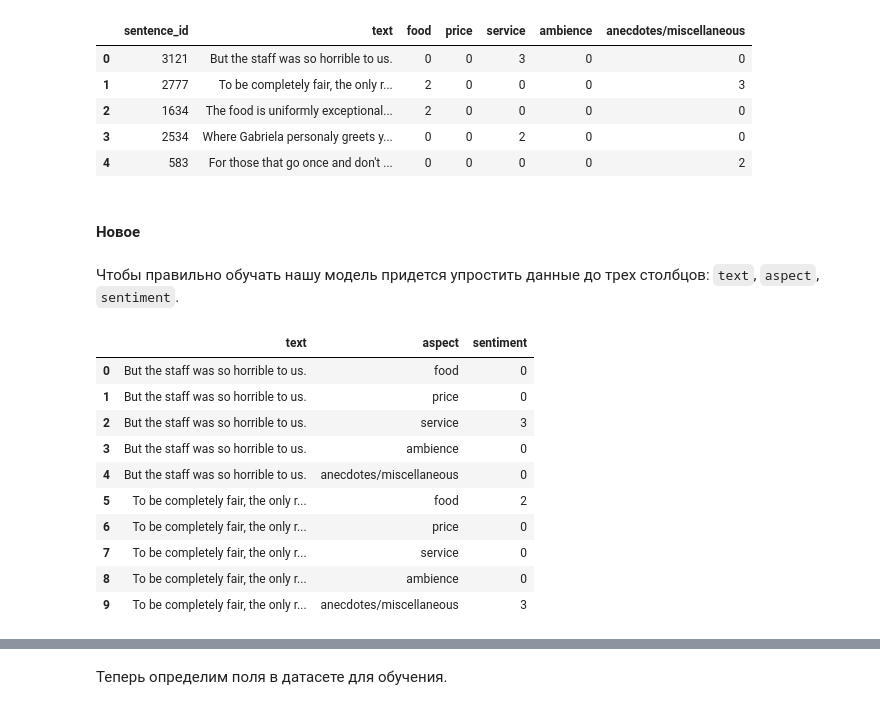
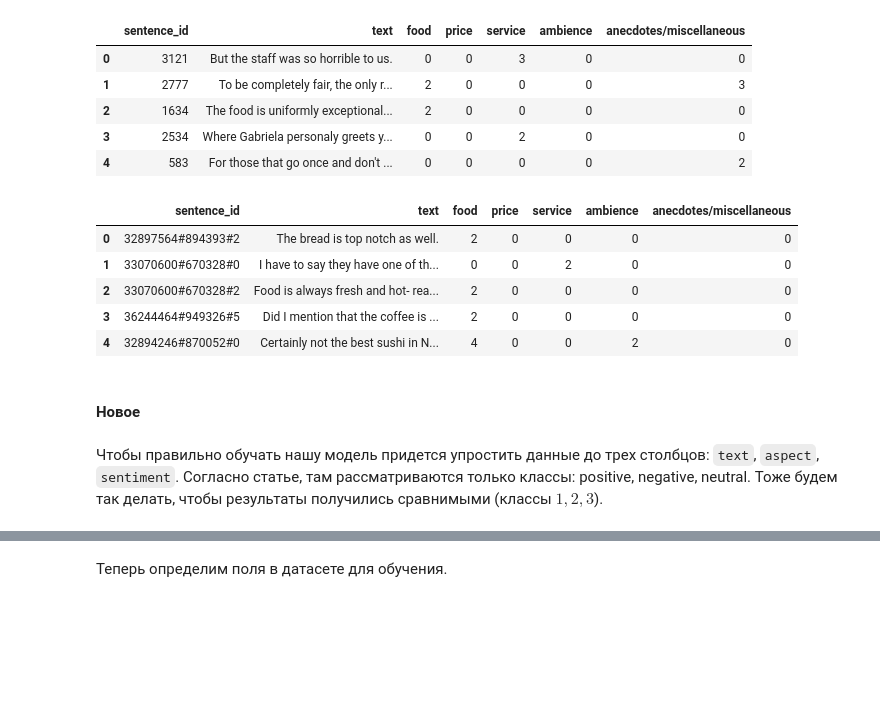
Before and after one commit to deep-nlp-spring-2020/dialog-sent, a Jupyter notebook: notebooks/1_db_ae_lstm.ipynb, the cells around one changed output, grey strips where cells are left out. Saved outputs shown, nothing was run; the diff lists cells and outputs as text; code cells hidden in the pictures; blank space fills up the shorter version.

```diff
--- a/notebooks/1_db_ae_lstm.ipynb
+++ b/notebooks/1_db_ae_lstm.ipynb
@@ -142 +141,16 @@ data = pd.DataFrame(data_dict)
+# %%
+data_train_raw_path = os.path.join(
+    DATA_PREFIX, 'raw', "SemEval'14-ABSA-TrainData_v2 & AnnotationGuidelines",
+    'Restaurants_Train_v2.xml'
+)
+
+data_test_raw_path = os.path.join(
+    DATA_PREFIX, 'raw', 'ABSA_Gold_TestData', 'Restaurants_Test_Gold.xml'
+)
+
+aspect_categories = ['food', 'price', 'service', 'ambience',
+                     'anecdotes/miscellaneous']
+num_aspects = len(aspect_categories)
+data_train_raw = xml2pandas(data_train_raw_path)
+data_test_raw = xml2pandas(data_test_raw_path)
 # %%
@@ -148,31 +162,35 @@ data.head()
 | 2 | 1634 | The food is uniformly exceptional... | 2 | 0 | 0 | 0 | 0 |
 | 3 | 2534 | Where Gabriela personaly greets y... | 0 | 0 | 2 | 0 | 0 |
 | 4 | 583 | For those that go once and don't ... | 0 | 0 | 0 | 0 | 2 |
+# %%
+data_test_raw.head()
+# %% [output]
+|  | sentence_id | text | food | price | service | ambience | anecdotes/miscellaneous |
+| 0 | 32897564#894393#2 | The bread is top notch as well. | 2 | 0 | 0 | 0 | 0 |
+| 1 | 33070600#670328#0 | I have to say they have one of th... | 0 | 0 | 2 | 0 | 0 |
+| 2 | 33070600#670328#2 | Food is always fresh and hot- rea... | 2 | 0 | 0 | 0 | 0 |
+| 3 | 36244464#949326#5 | Did I mention that the coffee is ... | 2 | 0 | 0 | 0 | 0 |
+| 4 | 32894246#870052#0 | Certainly not the best sushi in N... | 4 | 0 | 0 | 2 | 0 |
 # %% [markdown]
 #### Новое
 # %% [markdown]
-Чтобы правильно обучать нашу модель придется упростить данные до трех столбцов: `text`, `aspect`, `sentiment`.
+Чтобы правильно обучать нашу модель придется упростить данные до трех столбцов: `text`, `aspect`, `sentiment`. Согласно статье, там рассматриваются только классы: positive, negative, neutral. Тоже будем так делать, чтобы результаты получились сравнимыми (классы $1, 2, 3$).
 # %%
-data_to_train_dict = {'text': [], 'aspect': [], 'sentiment': []}
-for i, row in data.iterrows():
-    for aspect_category in aspect_categories:
-        data_to_train_dict['text'].append(row['text'])
-        data_to_train_dict['aspect'].append(aspect_category)
-        data_to_train_dict['sentiment'].append(row[aspect_category])
+def raw2processed(data, remain_sentiments, filename):
+    """Приведение данных к удобному для обучения и тестирования виду."""
+    data_processed_dict = {'text': [], 'aspect': [], 'sentiment': []}
+    aspect_categories = list(data.columns[2:])
+    for i, row in data.iterrows():
+        for aspect_category in aspect_categories:
+            data_processed_dict['text'].append(row['text'])
+            data_processed_dict['aspect'].append(aspect_category)
+            data_processed_dict['sentiment'].append(row[aspect_category])
 
-data_to_train = pd.DataFrame(data_to_train_dict)
-data_path = os.path.join(DATA_PREFIX, 'processed', 'restaurants.csv')
-data_to_train.to_csv(data_path, index=False)
-data_to_train.head(10)
+    data_processed = pd.DataFrame(data_processed_dict)
+    data_processed = data_processed[
+        data_processed.sentiment.isin(remain_sentiments)
+    ]
+
+    data_path = os.path.join(DATA_PREFIX, 'processed', filename)
+    data_processed.to_csv(data_path, index=False)
+    return data_processed
-# %% [output]
-|  | text | aspect | sentiment |
-| 0 | But the staff was so horrible to us. | food | 0 |
-| 1 | But the staff was so horrible to us. | price | 0 |
-| 2 | But the staff was so horrible to us. | service | 3 |
-| 3 | But the staff was so horrible to us. | ambience | 0 |
-| 4 | But the staff was so horrible to us. | anecdotes/miscellaneous | 0 |
-| 5 | To be completely fair, the only r... | food | 2 |
-| 6 | To be completely fair, the only r... | price | 0 |
-| 7 | To be completely fair, the only r... | service | 0 |
-| 8 | To be completely fair, the only r... | ambience | 0 |
-| 9 | To be completely fair, the only r... | anecdotes/miscellaneous | 3 |
```
Also changed, not shown: parts of 23 cells of this notebook.
